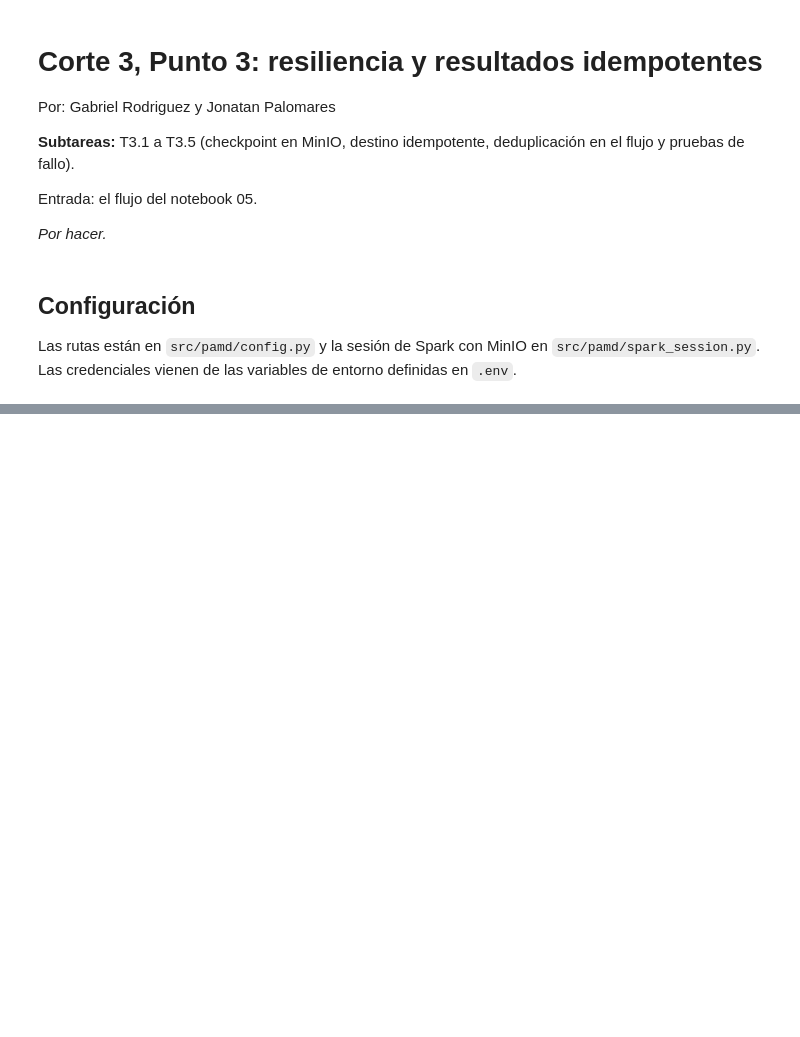
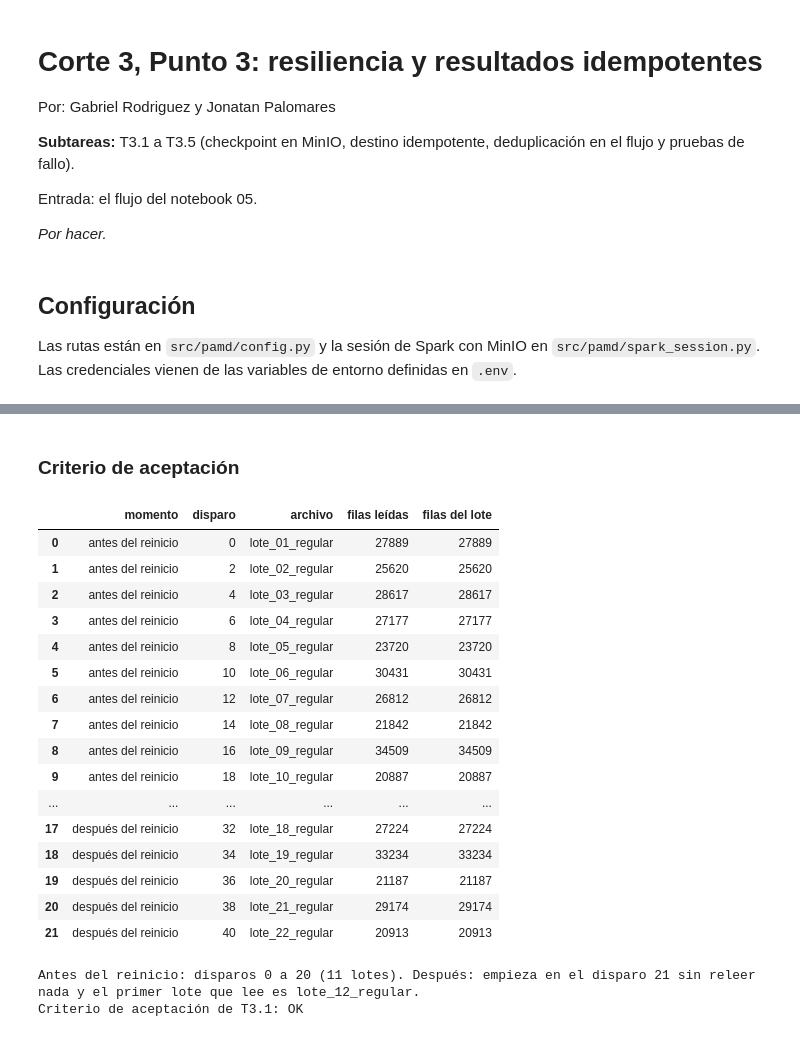
Before and after one commit to PalomaresJonatan13/pamd-secop, a Jupyter notebook: notebooks/06_corte3_resiliencia_idempotencia.ipynb, the cells around one changed output, grey strips where cells are left out. Cells and saved outputs as stored; diff of their text form; code cells hidden in the pictures; blank space fills up the shorter version.

Commit message:
T3.1: checkpoint del flujo en MinIO; parada tras el lote 11 y reinicio sin releer lotes

```diff
--- a/notebooks/06_corte3_resiliencia_idempotencia.ipynb
+++ b/notebooks/06_corte3_resiliencia_idempotencia.ipynb
@@ -44,0 +200,13 @@ spark = get_spark()
+# %%
+# T3.1 · Después del reinicio: misma consulta, mismo checkpoint
+consulta = encender()
+consulta.processAllAvailable()  # todavía no ha llegado ningún lote nuevo
+time.sleep(1)
+leidas_sin_lotes_nuevos = sum(p["numInputRows"] for p in consulta.recentProgress)
+print(f"Al reiniciar, sin lotes nuevos, la consulta leyó {leidas_sin_lotes_nuevos} filas")
+
+entregar(consulta, orden[DETENER_TRAS_LOTE:])
+time.sleep(1)
+registro_despues = registro(consulta)
+consulta.stop()
+display(pd.DataFrame(registro_despues))
@@ -44,0 +243,44 @@ spark = get_spark()
+# %% [markdown]
+### Criterio de aceptación
+# %%
+# T3.1 · Tras detener y reiniciar con el mismo checkpoint, no se releen los lotes confirmados y se sigue con el siguiente
+leidos = archivos_por_disparo(spark, STREAMING_CHECKPOINT)
+con_datos_antes = [r["disparo"] for r in registro_antes if r["filas leídas"] > 0]
+con_datos_despues = [r["disparo"] for r in registro_despues if r["filas leídas"] > 0]
+primer_disparo = registro_despues[0]["disparo"]
+
+display(pd.DataFrame([
+    {"momento": "antes del reinicio" if b in con_datos_antes else "después del reinicio", "disparo": b,
+     "archivo": leidos[b], "filas leídas": r["filas leídas"], "filas del lote": filas_lote[leidos[b]]}
+    for b, r in sorted({**{r["disparo"]: r for r in registro_antes}, **{r["disparo"]: r for r in registro_despues}}.items())
+    if r["filas leídas"] > 0
+]))
+
+assert leidas_sin_lotes_nuevos == 0, "Al reiniciar se volvieron a leer lotes ya confirmados"
+assert primer_disparo == ultimo_antes + 1, "La numeración de disparos no continúa después del reinicio"
+assert leidos[con_datos_despues[0]] == orden[DETENER_TRAS_LOTE], "Después del reinicio no siguió con el lote siguiente"
+assert [leidos[b] for b in con_datos_antes + con_datos_despues] == orden, "Algún lote se leyó dos veces o se saltó"
+assert sum(r["filas leídas"] for r in registro_antes + registro_despues) == sum(filas_lote.values()), "Las filas leídas no suman los lotes"
+print(f"Antes del reinicio: disparos {con_datos_antes[0]} a {ultimo_antes} ({DETENER_TRAS_LOTE} lotes). "
+      f"Después: empieza en el disparo {primer_disparo} sin releer nada y el primer lote que lee es {orden[DETENER_TRAS_LOTE]}.")
+print("Criterio de aceptación de T3.1: OK")
+# %% [output]
+|  | momento | disparo | archivo | filas leídas | filas del lote |
+| 0 | antes del reinicio | 0 | lote_01_regular | 27889 | 27889 |
+| 1 | antes del reinicio | 2 | lote_02_regular | 25620 | 25620 |
+| 2 | antes del reinicio | 4 | lote_03_regular | 28617 | 28617 |
+| 3 | antes del reinicio | 6 | lote_04_regular | 27177 | 27177 |
+| 4 | antes del reinicio | 8 | lote_05_regular | 23720 | 23720 |
+| 5 | antes del reinicio | 10 | lote_06_regular | 30431 | 30431 |
+| 6 | antes del reinicio | 12 | lote_07_regular | 26812 | 26812 |
+| 7 | antes del reinicio | 14 | lote_08_regular | 21842 | 21842 |
+| 8 | antes del reinicio | 16 | lote_09_regular | 34509 | 34509 |
+| 9 | antes del reinicio | 18 | lote_10_regular | 20887 | 20887 |
+| ... | ... | ... | ... | ... | ... |
+| 17 | después del reinicio | 32 | lote_18_regular | 27224 | 27224 |
+| 18 | después del reinicio | 34 | lote_19_regular | 33234 | 33234 |
+| 19 | después del reinicio | 36 | lote_20_regular | 21187 | 21187 |
+| 20 | después del reinicio | 38 | lote_21_regular | 29174 | 29174 |
+| 21 | después del reinicio | 40 | lote_22_regular | 20913 | 20913 |
+Antes del reinicio: disparos 0 a 20 (11 lotes). Después: empieza en el disparo 21 sin releer nada y el primer lote que lee es lote_12_regular.
+Criterio de aceptación de T3.1: OK
```
Also changed, not shown: parts of 11 cells of this notebook, 2 other files.
